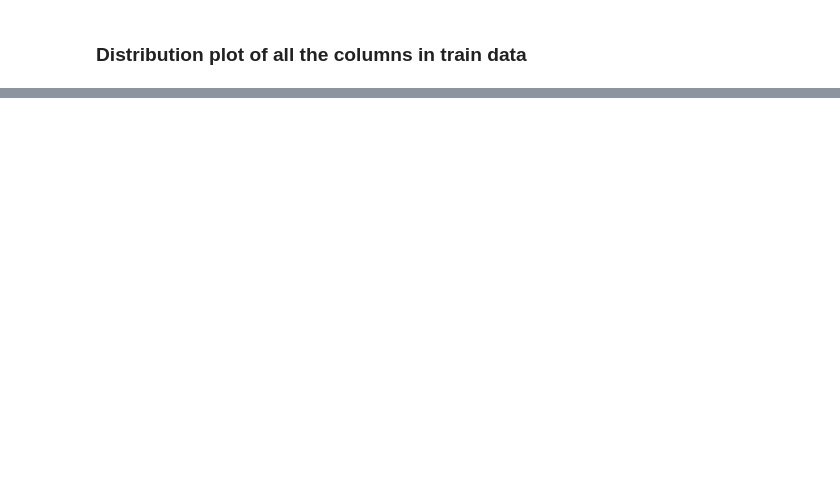
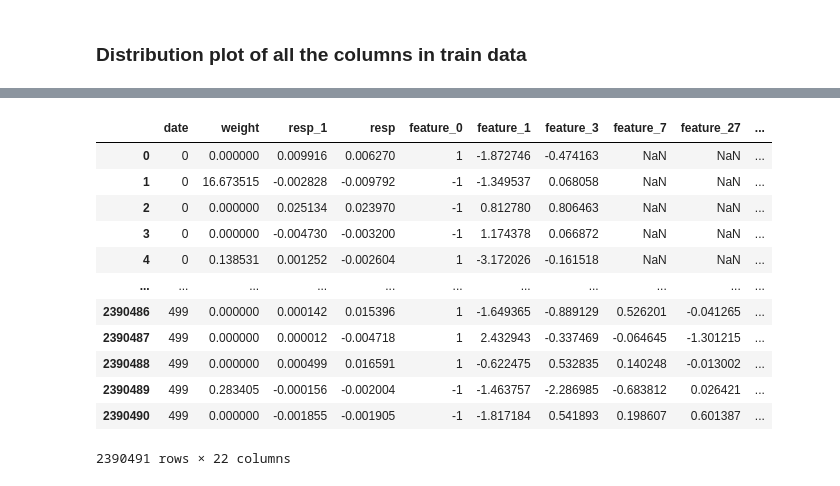
Before and after one commit to ahmadsayeb/jane_street, a Jupyter notebook: jane_street.ipynb, the cells around one changed output, grey strips where cells are left out. Saved outputs shown, nothing was run; the diff lists cells and outputs as text; code cells hidden in the pictures; blank space fills up the shorter version.

Commit message:
general overview, distribution plots, and highly correlated features

```diff
--- a/jane_street.ipynb
+++ b/jane_street.ipynb
@@ -108,0 +153,49 @@ features_hot.tail(5)
+# %%
+# function that returns two highly correlated features
+def high_correlation(data,thresh):
+    """This function returns an array of features that have correlation
+    greater than the introduce threshold
+
+    @param data: This is the correlation matrix that has been calculated
+    @param thresh: This is an integer, indicating the threshold
+    @return high_corr: A list of tuples. Tuples contain the two features
+    have higher correlation than the threshold
+
+    """
+    high_corr = []
+    for column in data.columns:
+        for index in data.index:
+            if data[column][index] >= thresh and (column != index):
+                if ((index,column) not in high_corr):
+                    high_corr.append((column,index))
+    return high_corr
+
+#calling the fucntion
+high_corr = high_correlation(corr_matrix,0.5)
+# %%
+#columns that we are going to drop
+cols_to_del = []
+for name_1, name_2 in high_corr:
+    cols_to_del.append(name_2)
+
+#remove duplicates and remove ts_id, resp and weight
+cols_to_del = list(dict.fromkeys(cols_to_del))
+cols_to_del.remove('ts_id')
+cols_to_del.remove('resp')
+
+#drop the columns
+train_df.drop(cols_to_del,axis=1)
+# %% [output]
+|  | date | weight | resp_1 | resp | feature_0 | feature_1 | feature_3 | feature_7 | feature_27 | ... |
+| 0 | 0 | 0.000000 | 0.009916 | 0.006270 | 1 | -1.872746 | -0.474163 | NaN | NaN | ... |
+| 1 | 0 | 16.673515 | -0.002828 | -0.009792 | -1 | -1.349537 | 0.068058 | NaN | NaN | ... |
+| 2 | 0 | 0.000000 | 0.025134 | 0.023970 | -1 | 0.812780 | 0.806463 | NaN | NaN | ... |
+| 3 | 0 | 0.000000 | -0.004730 | -0.003200 | -1 | 1.174378 | 0.066872 | NaN | NaN | ... |
+| 4 | 0 | 0.138531 | 0.001252 | -0.002604 | 1 | -3.172026 | -0.161518 | NaN | NaN | ... |
+| ... | ... | ... | ... | ... | ... | ... | ... | ... | ... | ... |
+| 2390486 | 499 | 0.000000 | 0.000142 | 0.015396 | 1 | -1.649365 | -0.889129 | 0.526201 | -0.041265 | ... |
+| 2390487 | 499 | 0.000000 | 0.000012 | -0.004718 | 1 | 2.432943 | -0.337469 | -0.064645 | -1.301215 | ... |
+| 2390488 | 499 | 0.000000 | 0.000499 | 0.016591 | 1 | -0.622475 | 0.532835 | 0.140248 | -0.013002 | ... |
+| 2390489 | 499 | 0.283405 | -0.000156 | -0.002004 | -1 | -1.463757 | -2.286985 | -0.683812 | 0.026421 | ... |
+| 2390490 | 499 | 0.000000 | -0.001855 | -0.001905 | -1 | -1.817184 | 0.541893 | 0.198607 | 0.601387 | ... |
+2390491 rows × 22 columns
```
Also changed, not shown: parts of 15 cells of this notebook.
